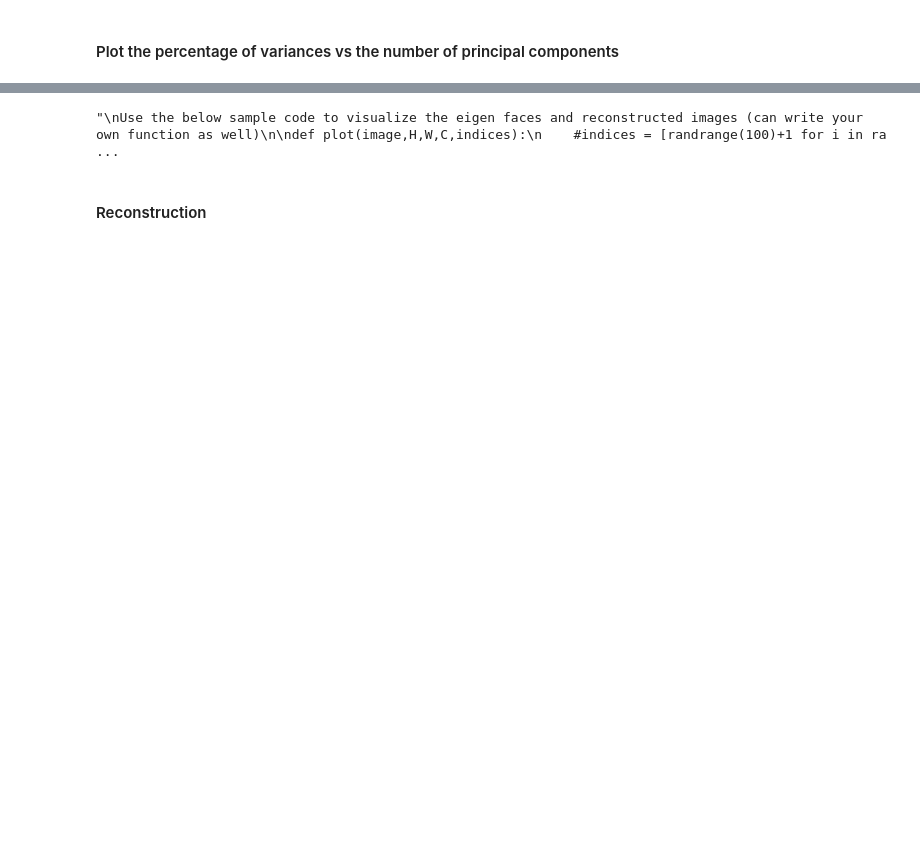
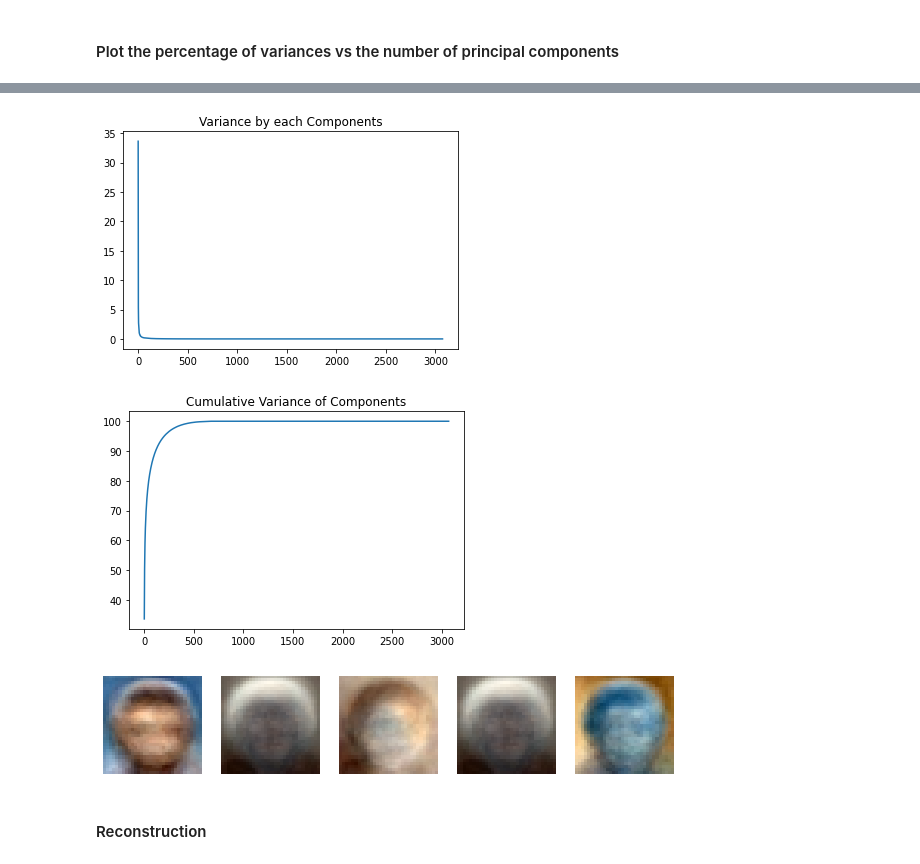
Before and after one commit to Architjain128/SMAI, a Jupyter notebook: Assignment2/rollnumber_Assignment2_Q3.ipynb, the cells around one changed output, grey strips where cells are left out. Saved outputs shown, nothing was run; the diff lists cells and outputs as text; code cells hidden in the pictures; blank space fills up the shorter version.

```diff
--- a/Assignment2/rollnumber_Assignment2_Q3.ipynb
+++ b/Assignment2/rollnumber_Assignment2_Q3.ipynb
@@ -104,6 +101,9 @@ X,y = load_data(dirpath)
 # %% [output]
 Dataset shape: (672, 32, 32, 3)
 Label shape: (672,)
+# %%
+K_val=[0]*9
+Vectors=[0]*9
 # %%
 X[0].shape
 plt.imshow(X[0],cmap='gray')
@@ -169,9 +169,31 @@ plt.show()
+# %%
+# plot variance vs components
+# diagonal_of_cov=np.diag(covariance_matrix)
+diagonal_of_cov=values.real
+plt.plot(100*diagonal_of_cov/np.sum(diagonal_of_cov))
+plt.title("Variance by each Components")
+plt.show()
+
+cum_dia=np.cumsum(diagonal_of_cov)
+plt.plot(100*cum_dia/cum_dia[len(cum_dia)-1])
+plt.title("Cumulative Variance of Components")
+plt.show()
+aaaa=100*cum_dia/cum_dia[len(cum_dia)-1]
+for i in range(len(aaaa)):
+    if aaaa[i]>90:
+        k=i
+        K_val[0]=i
+        break
+Vectors[0]=vectors
+# %% [output]
+[figure, added]
+[figure, added]
 # %%
 """
 Use the below sample code to visualize the eigen faces and reconstructed images (can write your own function as well)
 """
-def plot(image,H,W,C,indices):
-    #indices = [randrange(100)+1 for i in range(5)]
+def plot(image,H,W,C,indices,title=None):
+    # indices = [randrange(100)+1 for i in range(5)]
     pl = np.reshape(image.T,(-1,H,W,C))
     plt.figure(figsize=(25,25))
     for c,i in enumerate(indices):
@@ -183,11 +205,13 @@ def plot(image,H,W,C,indices):
         plt.subplot(1,12,c+1)
         plt.axis('off')
         plt.imshow(ele,cmap=plt.cm.gray)
+    if title!=None:
+        plt.title(title)
     plt.show()
 
-# indices = [randrange(12)+1 for i in range(5)]
-# plot(eig_vecs,H,W,C, indices)
+indices = [randrange(12)+1 for i in range(5)]
+plot(vectors.real,H,W,C, indices)
 # %% [output]
-"\nUse the below sample code to visualize the eigen faces and reconstructed images (can write your own function as well)\n\ndef plot(image,H,W,C,indices):\n    #indices = [randrange(100)+1 for i in ra ...
+[figure, added]
 # %% [markdown]
 #### Reconstruction
```
Also changed, not shown: parts of 25 cells of this notebook, 2 other files.
